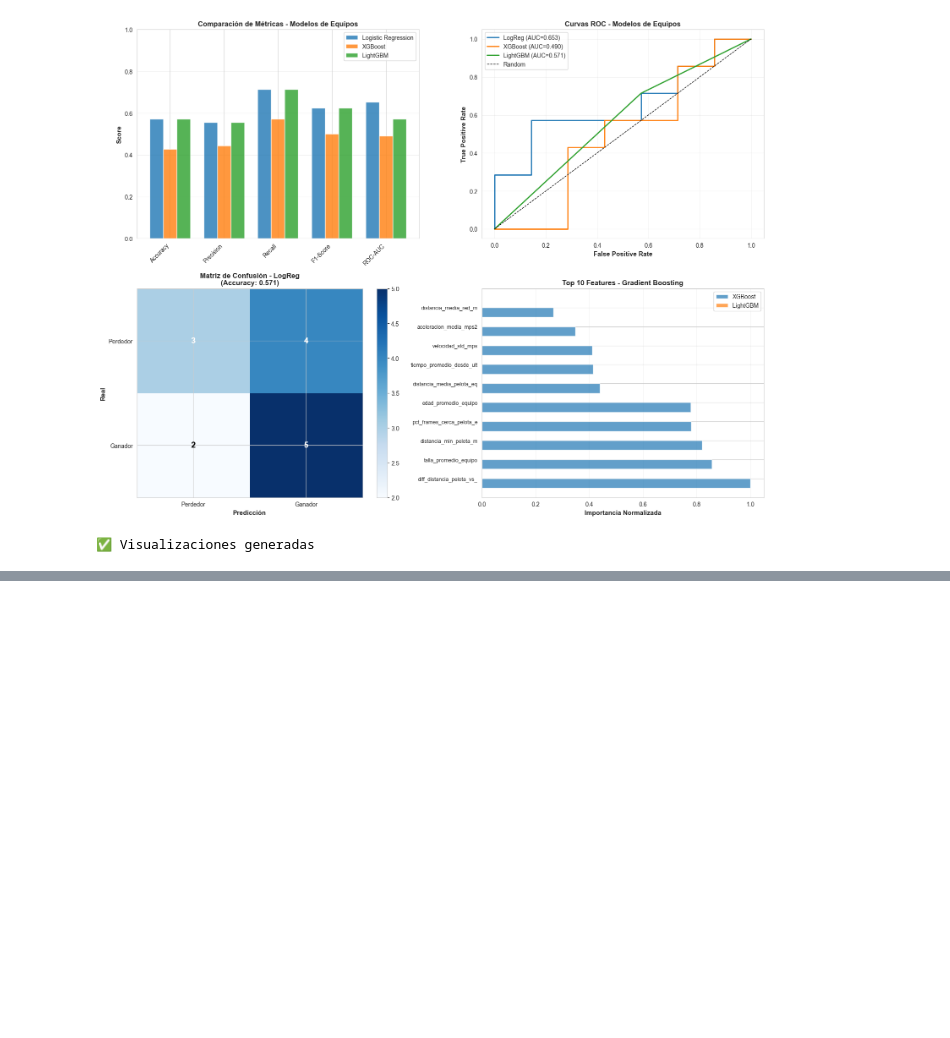
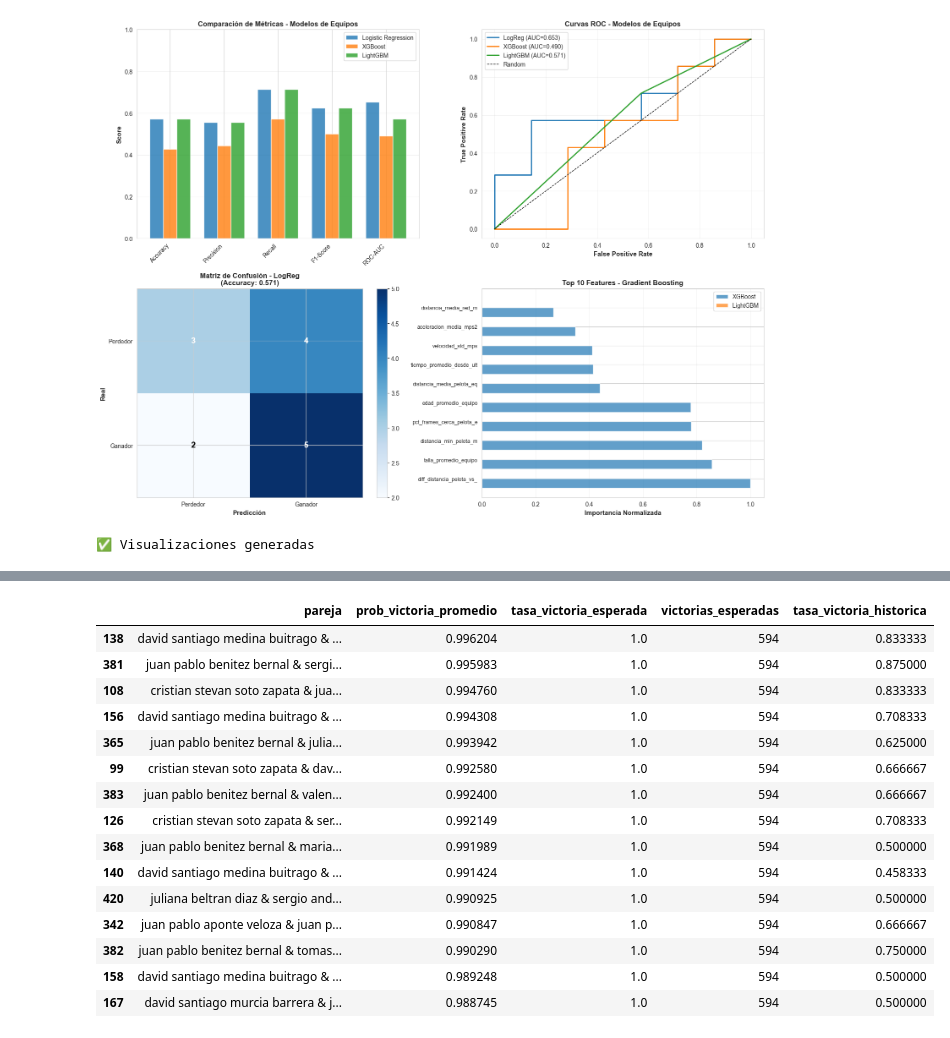
Before and after one commit to FerminEscalona/Paddle_Tournament_Predictor, a Jupyter notebook: miAnalisis.ipynb, the cells around one changed output, grey strips where cells are left out. Drawn from its saved outputs; the diff is of its cells as text; code cells hidden in the pictures; blank space fills up the shorter version.

```diff
--- a/miAnalisis.ipynb
+++ b/miAnalisis.ipynb
@@ -4865,0 +5245,52 @@ VISUALIZACIONES COMPARATIVAS
+# %%
+# Ranking de parejas basado en probabilidad de victoria contra todas las demás
+print("="*80)
+print("RANKING DE PAREJAS - Probabilidad de Victoria")
+print("="*80)
+
+# Calcular la probabilidad promedio de victoria para cada pareja contra todas las demás
+resultados_parejas = []
+
+for idx1, pareja1 in df_todas_parejas.iterrows():
+    victorias_esperadas = 0
+    probabilidad_total = 0
+    n_partidos = 0
+
+    for idx2, pareja2 in df_todas_parejas.iterrows():
+        if idx1 != idx2:  # No jugar contra sí misma
+            prob_gana, _, ganador = simular_partido_equipos(
+                pareja1, pareja2,
+                lr_model_eq, scaler_eq, features_equipos
+            )
+
+            probabilidad_total += prob_gana
+            victorias_esperadas += (1 if ganador == 1 else 0)
+            n_partidos += 1
+
+    prob_victoria_promedio = probabilidad_total / n_partidos if n_partidos > 0 else 0
+    tasa_victoria_esperada = victorias_esperadas / n_partidos if n_partidos > 0 else 0
+
+    resultados_parejas.append({
+        'pareja': pareja1['pareja_nombre'],
+        'jugador1': pareja1['jugador1'],
+        'jugador2': pareja1['jugador2'],
+        'prob_victoria_promedio': prob_victoria_promedio,
+        'tasa_victoria_esperada': tasa_victoria_esperada,
+        'victorias_esperadas': victorias_esperadas,
+        'partidos_simulados': n_partidos,
+        'velocidad_media': pareja1['velocidad_media_equipo_mps'],
+        'golpes_totales': pareja1['golpes_totales_equipo'],
+        'distancia_pelota': pareja1['distancia_media_pelota_equipo_m'],
+        'tasa_victoria_historica': pareja1['tasa_victoria_historica']
+    })
+
+    if (idx1 + 1) % 50 == 0:
+        print(f"   Procesadas {idx1 + 1}/{len(df_todas_parejas)} parejas...")
+
+df_ranking_parejas = pd.DataFrame(resultados_parejas).sort_values('prob_victoria_promedio', ascending=False)
+
+print(f"\n✅ Ranking de parejas calculado")
+print(f"\n🏆 TOP 15 MEJORES PAREJAS:")
+display(df_ranking_parejas[['pareja', 'prob_victoria_promedio', 'tasa_victoria_esperada',
+                            'victorias_esperadas', 'tasa_victoria_historica']].head(15))
+# %% [output]
@@ -4865,0 +5315,16 @@ VISUALIZACIONES COMPARATIVAS
+|  | pareja | prob_victoria_promedio | tasa_victoria_esperada | victorias_esperadas | tasa_victoria_historica |
+| 138 | david santiago medina buitrago & ... | 0.996204 | 1.0 | 594 | 0.833333 |
+| 381 | juan pablo benitez bernal & sergi... | 0.995983 | 1.0 | 594 | 0.875000 |
+| 108 | cristian stevan soto zapata & jua... | 0.994760 | 1.0 | 594 | 0.833333 |
+| 156 | david santiago medina buitrago & ... | 0.994308 | 1.0 | 594 | 0.708333 |
+| 365 | juan pablo benitez bernal & julia... | 0.993942 | 1.0 | 594 | 0.625000 |
+| 99 | cristian stevan soto zapata & dav... | 0.992580 | 1.0 | 594 | 0.666667 |
+| 383 | juan pablo benitez bernal & valen... | 0.992400 | 1.0 | 594 | 0.666667 |
+| 126 | cristian stevan soto zapata & ser... | 0.992149 | 1.0 | 594 | 0.708333 |
+| 368 | juan pablo benitez bernal & maria... | 0.991989 | 1.0 | 594 | 0.500000 |
+| 140 | david santiago medina buitrago & ... | 0.991424 | 1.0 | 594 | 0.458333 |
+| 420 | juliana beltran diaz & sergio and... | 0.990925 | 1.0 | 594 | 0.500000 |
+| 342 | juan pablo aponte veloza & juan p... | 0.990847 | 1.0 | 594 | 0.666667 |
+| 382 | juan pablo benitez bernal & tomas... | 0.990290 | 1.0 | 594 | 0.750000 |
+| 158 | david santiago medina buitrago & ... | 0.989248 | 1.0 | 594 | 0.500000 |
+| 167 | david santiago murcia barrera & j... | 0.988745 | 1.0 | 594 | 0.500000 |
```
Also changed, not shown: parts of 62 cells of this notebook.
